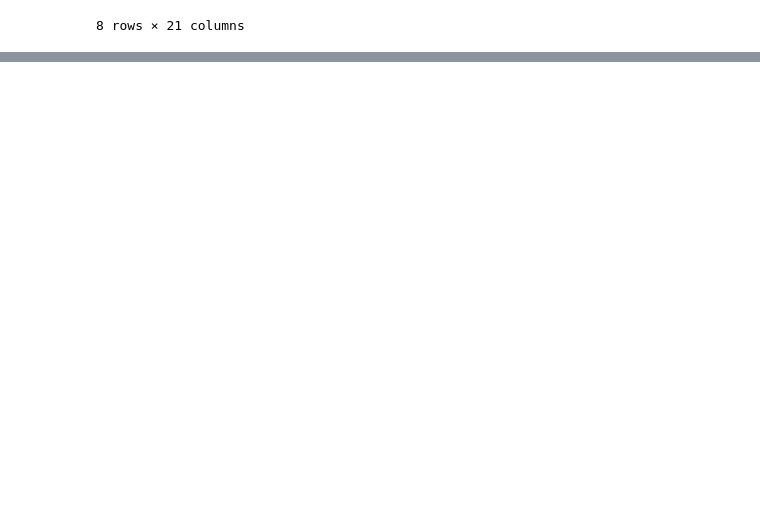
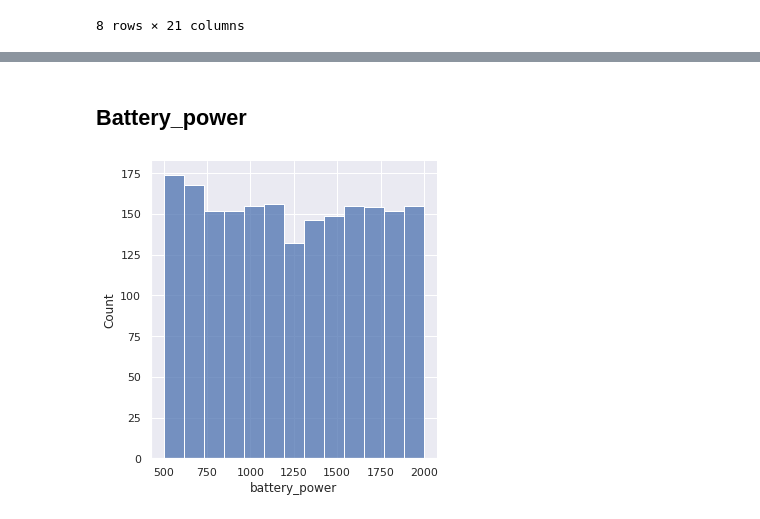
Before and after one commit to Ishansingh438/Mobile-Price-Prediction, a Jupyter notebook: Ishan_Singh_Mobile_Price_Prediction.ipynb, the cells around one changed output, grey strips where cells are left out. Drawn from its saved outputs; the diff is of its cells as text; code cells hidden in the pictures; blank space fills up the shorter version.

```diff
--- a/Ishan_Singh_Mobile_Price_Prediction.ipynb
+++ b/Ishan_Singh_Mobile_Price_Prediction.ipynb
@@ -180,0 +206,6 @@ df.describe()
+# %%
+sns.set()
+price_plot=df['price_range'].value_counts().plot(kind='bar')
+plt.xlabel('price_range')
+plt.ylabel('Count')
+plt.show()
@@ -180,0 +214,8 @@ df.describe()
+# %% [markdown]
+## Battery_power
+# %%
+sns.set(rc={'figure.figsize':(5,5)})
+ax=sns.displot(df["battery_power"])
+plt.show()
+# %% [output]
+[figure, added]
```
Also changed, not shown: parts of 34 cells of this notebook.
